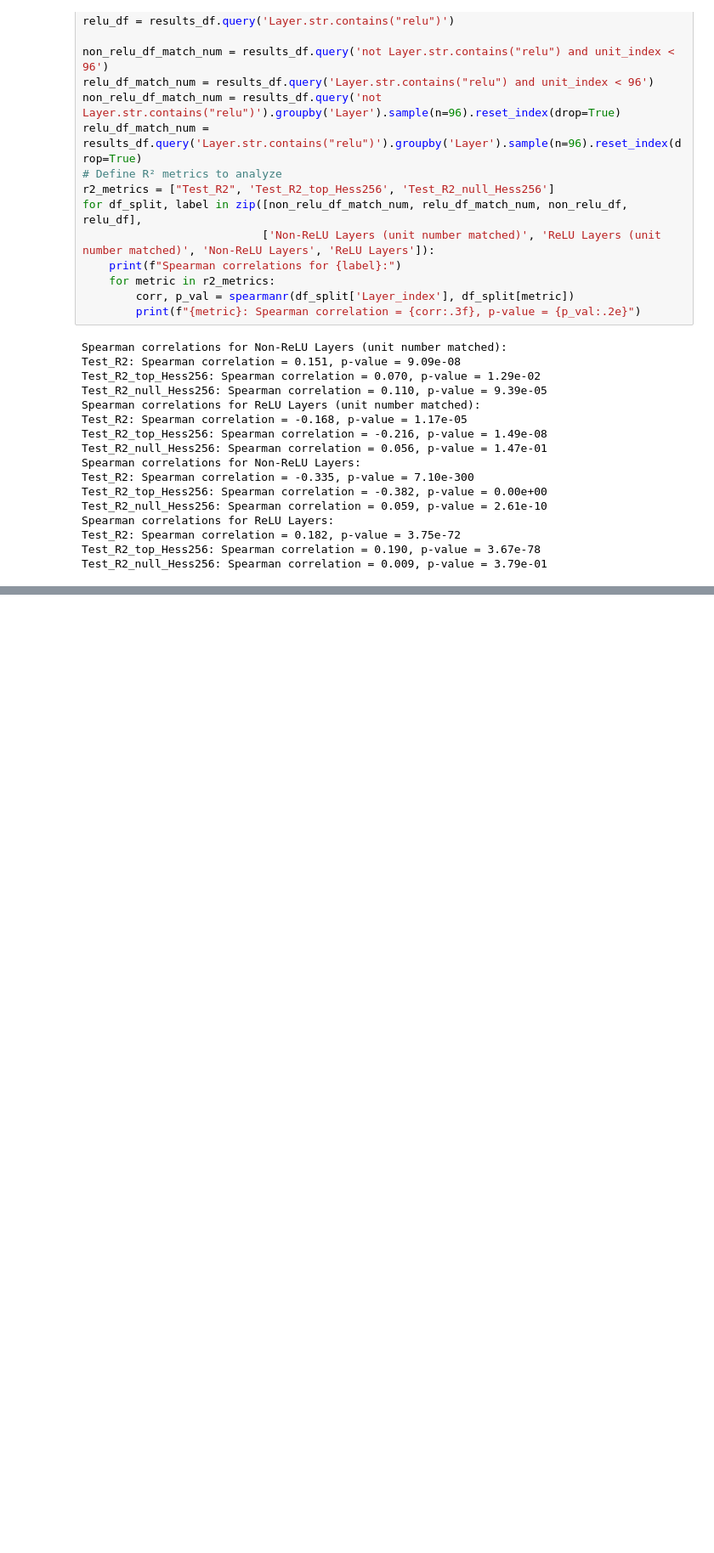
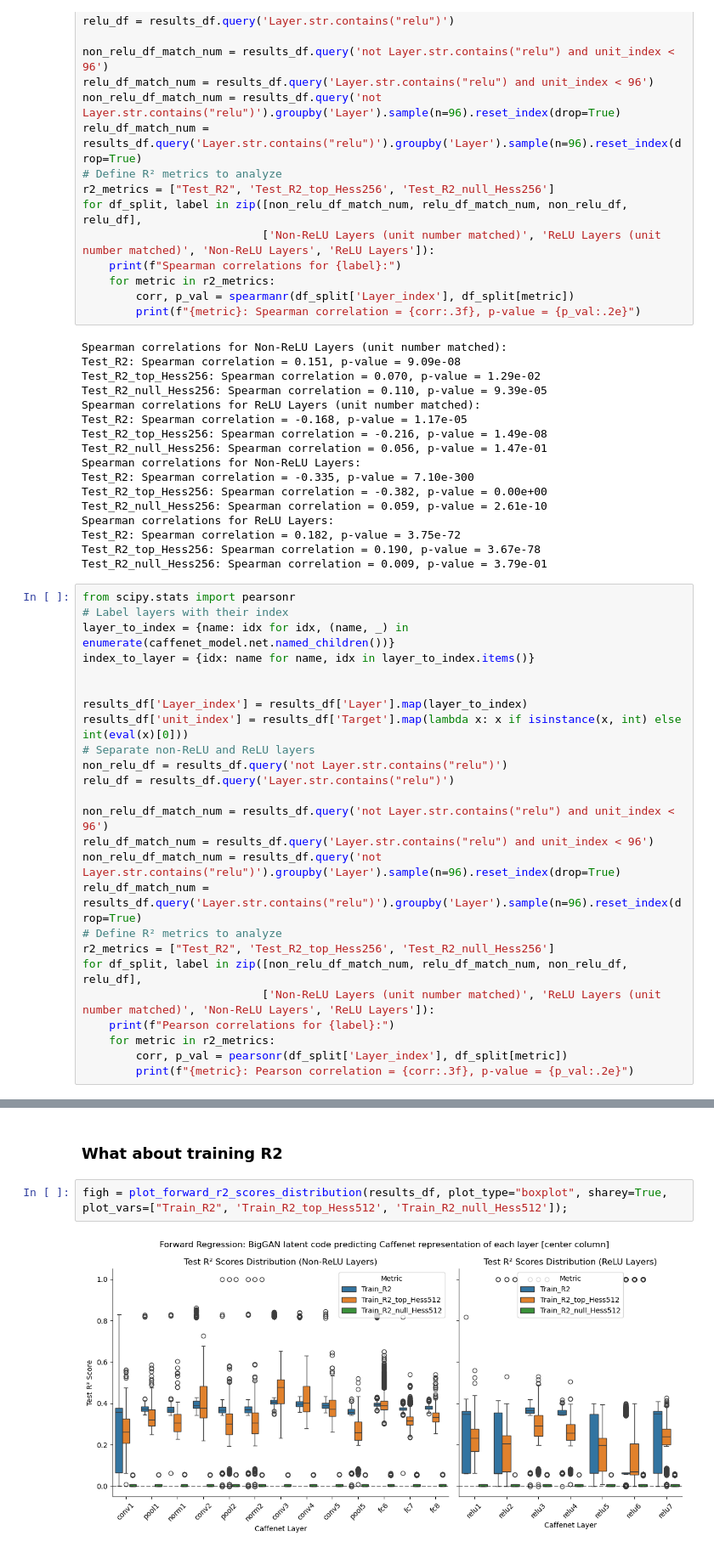
Before and after one commit to Animadversio/Neuro-ActMax-GAN-comparison, a Jupyter notebook: notebooks/BigGAN_DeePSim_latent_code_linearity_insilico_synopsis.ipynb, the cells around one changed output, grey strips where cells are left out. Shown at 85% size. Cells and saved outputs as stored; diff of their text form; blank space fills up the shorter version.

```diff
--- a/notebooks/BigGAN_DeePSim_latent_code_linearity_insilico_synopsis.ipynb
+++ b/notebooks/BigGAN_DeePSim_latent_code_linearity_insilico_synopsis.ipynb
@@ -320,3 +324,28 @@ Spearman correlations for ReLU Layers:
 Test_R2: Spearman correlation = 0.182, p-value = 3.75e-72
 Test_R2_top_Hess256: Spearman correlation = 0.190, p-value = 3.67e-78
 Test_R2_null_Hess256: Spearman correlation = 0.009, p-value = 3.79e-01
+# %%
+from scipy.stats import pearsonr
+# Label layers with their index
+layer_to_index = {name: idx for idx, (name, _) in enumerate(caffenet_model.net.named_children())}
+index_to_layer = {idx: name for name, idx in layer_to_index.items()}
+
+
+results_df['Layer_index'] = results_df['Layer'].map(layer_to_index)
+results_df['unit_index'] = results_df['Target'].map(lambda x: x if isinstance(x, int) else int(eval(x)[0]))
+# Separate non-ReLU and ReLU layers
+non_relu_df = results_df.query('not Layer.str.contains("relu")')
+relu_df = results_df.query('Layer.str.contains("relu")')
+
+non_relu_df_match_num = results_df.query('not Layer.str.contains("relu") and unit_index < 96')
+relu_df_match_num = results_df.query('Layer.str.contains("relu") and unit_index < 96')
+non_relu_df_match_num = results_df.query('not Layer.str.contains("relu")').groupby('Layer').sample(n=96).reset_index(drop=True)
+relu_df_match_num = results_df.query('Layer.str.contains("relu")').groupby('Layer').sample(n=96).reset_index(drop=True)
+# Define R² metrics to analyze
+r2_metrics = ["Test_R2", 'Test_R2_top_Hess256', 'Test_R2_null_Hess256']
+for df_split, label in zip([non_relu_df_match_num, relu_df_match_num, non_relu_df, relu_df],
+                           ['Non-ReLU Layers (unit number matched)', 'ReLU Layers (unit number matched)', 'Non-ReLU Layers', 'ReLU Layers']):
+    print(f"Pearson correlations for {label}:")
+    for metric in r2_metrics:
+        corr, p_val = pearsonr(df_split['Layer_index'], df_split[metric])
+        print(f"{metric}: Pearson correlation = {corr:.3f}, p-value = {p_val:.2e}")
@@ -382,0 +470,6 @@ figh_box
+# %% [markdown]
+### What about training R2
+# %%
+figh = plot_forward_r2_scores_distribution(results_df, plot_type="boxplot", sharey=True, plot_vars=["Train_R2", 'Train_R2_top_Hess512', 'Train_R2_null_Hess512']);
+# %% [output]
+[figure, added]
```
Also changed, not shown: parts of 12 cells of this notebook.
